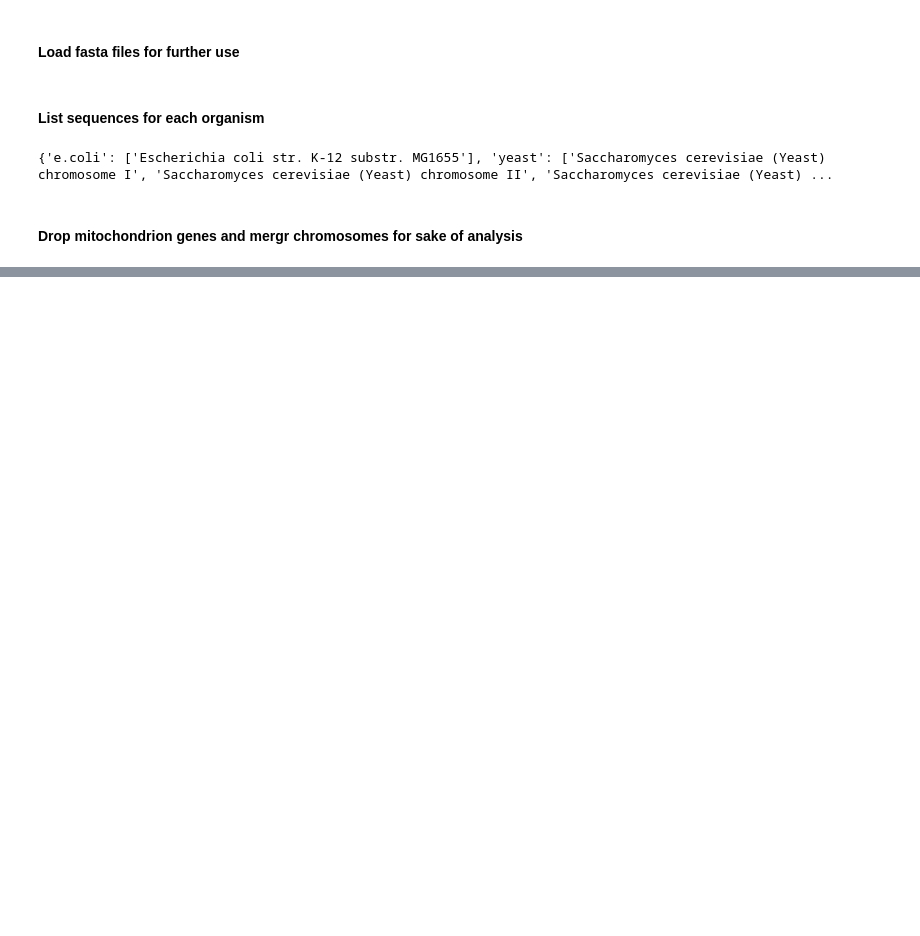
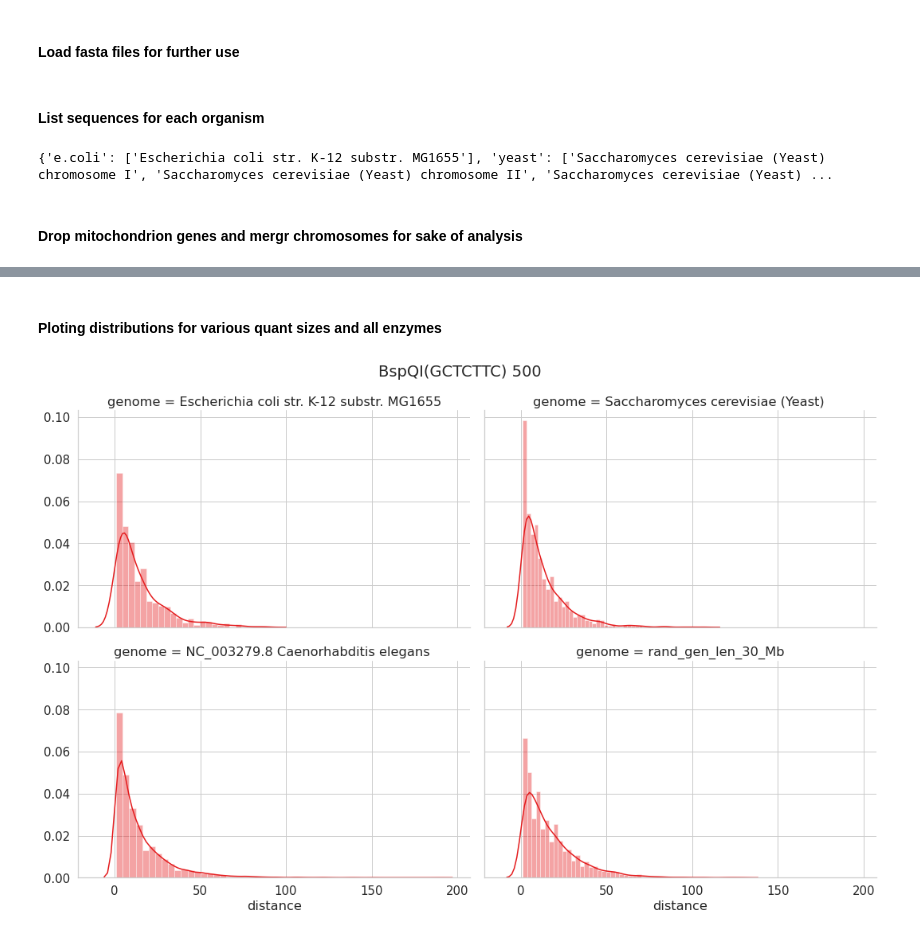
Before and after one commit to przestaw/BGM_assembler, a Jupyter notebook: binary_analysis_merged_genomes.ipynb, the cells around one changed output, grey strips where cells are left out. Cells and saved outputs as stored; diff of their text form; code cells hidden in the pictures; blank space fills up the shorter version.

Commit message:
distances analysis and files output

```diff
--- a/binary_analysis_merged_genomes.ipynb
+++ b/binary_analysis_merged_genomes.ipynb
@@ -191,0 +172,35 @@ plots._legend._loc=8
+# %%
+def gen_array_of_dist(maps):
+    data = []
+    for enzyme, digest in maps.items():
+        for species, genome in digest.items():
+            for chromosome in genome:
+                for quanted in chromosome:
+                    dist = dig.gen_distances_from_quants(quanted[2])
+                    for d in dist:
+                        data.append([quanted[0], enzyme, quanted[1], d])
+    return data
+
+distances_arr = gen_array_of_dist(quanted_maps)
+
+distances = pd.DataFrame.from_records(distances_arr, columns=['genome', 'enzyme', 'quant size', 'distance'])
+# %%
+import matplotlib.pyplot as plt
+
+def plot_dist(enzyme, quant):
+    data = distances[distances['quant size'] == quant]
+    data = data[data['enzyme'] == enzyme]
+
+    data = data.drop(['enzyme', 'quant size'], axis=1)
+
+    g = sns.FacetGrid(data, col='genome', height=5, aspect=1.5, col_wrap=2, legend_out=True)
+    g.map(sns.distplot, "distance")
+
+    g.fig.subplots_adjust(top=0.9)
+    g.fig.suptitle(enzyme+' '+str(quant))
+# %% [markdown]
+#### Ploting distributions for various quant sizes and all enzymes
+# %%
+plot_dist('BspQI(GCTCTTC)', 500)
+# %% [output]
+[figure, added]
```
Also changed, not shown: parts of 20 cells of this notebook, 6 other files.
